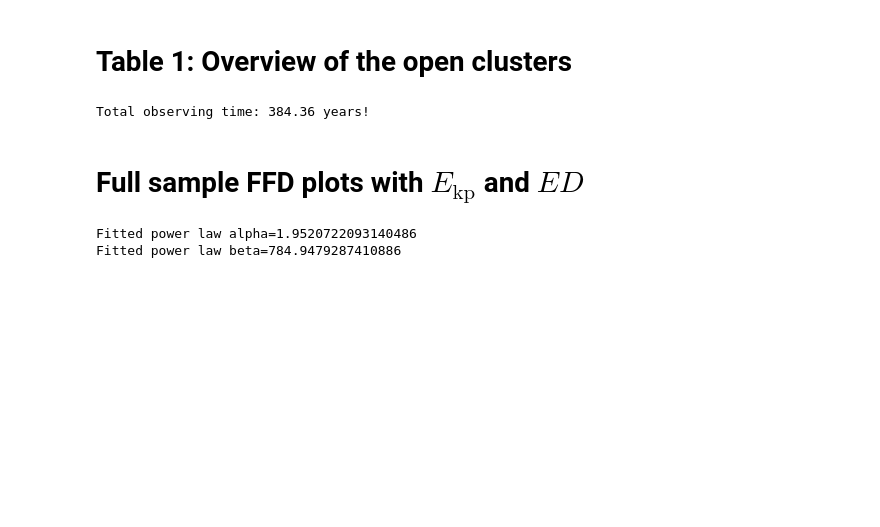
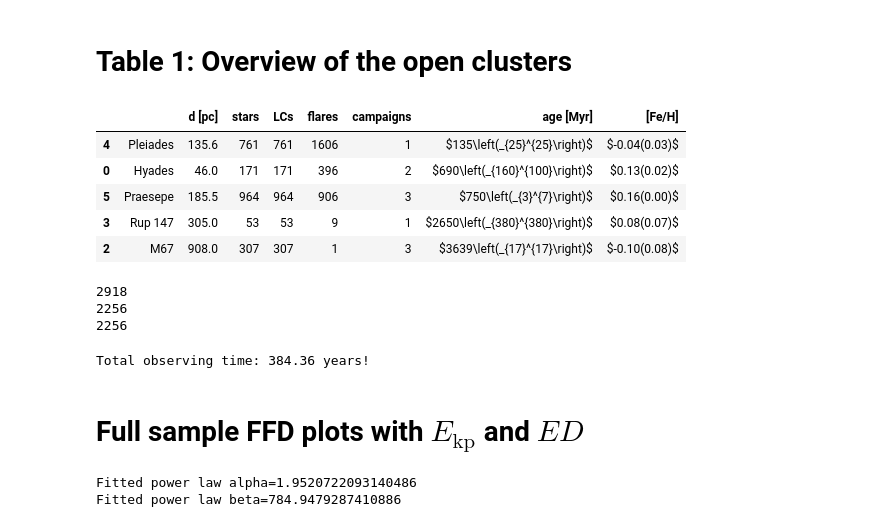
Before and after one commit to ekaterinailin/flares-in-clusters-with-k2-ii, a Jupyter notebook: VettingFlares/FFDs.ipynb, the cells around one changed output. Cells and saved outputs as stored; diff of their text form; code cells hidden in the pictures; blank space fills up the shorter version.

```diff
--- a/VettingFlares/FFDs.ipynb
+++ b/VettingFlares/FFDs.ipynb
@@ -36,7 +60,7 @@ df = df[hasflares  | wassearched]
 # %%
 params = pd.read_csv("cluster_parameters_merged.csv")
 
-params["stars"] = params.apply(lambda x: len(df[df.cluster == x.cluster].EPIC.unique()), axis=1)
+params["stars"] = params.apply(lambda x: df.loc[df.cluster == x.cluster,["EPIC"]].drop_duplicates().shape[0], axis=1)
 params["LCs"] = params.apply(lambda x: df.loc[df.cluster == x.cluster,
                                                    ["EPIC","C"]].drop_duplicates().shape[0], axis=1)
 params["flares"] = params.apply(lambda x: df[(df.cluster == x.cluster) & (df.real==1)].shape[0], axis=1)
@@ -65,6 +89,29 @@ stri = stri.replace("{}"," " )
 
 with open(f"/home/ekaterina/Documents/002_writing/flares-in-clusters-ii-draft/Flares_in_Clusters_with_K2_2/tables/table_ocs.tex", "w") as f:
     f.write(stri)
+# %%
+params
+# %% [output]
+|  |  | d [pc] | stars | LCs | flares | campaigns | age [Myr] | [Fe/H] |
+| 4 | Pleiades | 135.6 | 761 | 761 | 1606 | 1 | $135\left(_{25}^{25}\right)$ | $-0.04(0.03)$ |
+| 0 | Hyades | 46.0 | 171 | 171 | 396 | 2 | $690\left(_{160}^{100}\right)$ | $0.13(0.02)$ |
+| 5 | Praesepe | 185.5 | 964 | 964 | 906 | 3 | $750\left(_{3}^{7}\right)$ | $0.16(0.00)$ |
+| 3 | Rup 147 | 305.0 | 53 | 53 | 9 | 1 | $2650\left(_{380}^{380}\right)$ | $0.08(0.07)$ |
+| 2 | M67 | 908.0 | 307 | 307 | 1 | 3 | $3639\left(_{17}^{17}\right)$ | $-0.10(0.08)$ |
+# %%
+with open(f"{paperdir}values/total_number_of_flares.txt", "w") as f:
+    f.write(str(params.flares.sum()))
+    print(str(params.flares.sum()))
+with open(f"{paperdir}values/total_number_of_lcs.txt", "w") as f:
+    f.write(str(params.LCs.sum()))
+    print(str(params.LCs.sum()))
+with open(f"{paperdir}values/total_number_of_stars.txt", "w") as f:
+    f.write(str(params.stars.sum()))
+    print(str(params.stars.sum()))
+# %% [output]
+2918
+2256
+2256
 # %%
 df["LC_time_years"] = df.dtp_tot / 2. / 24. / 365.25
 df = df[(df.Teff_median<=6000) & (df.Teff_median>=2500)]
```
Also changed, not shown: parts of 3 cells of this notebook, 2 other files.
